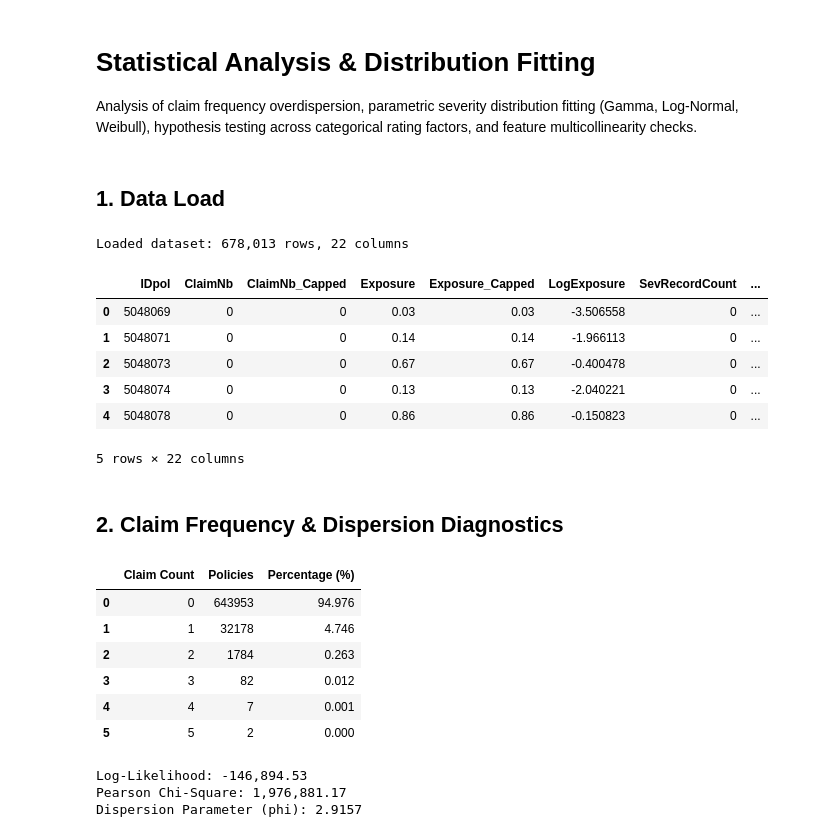
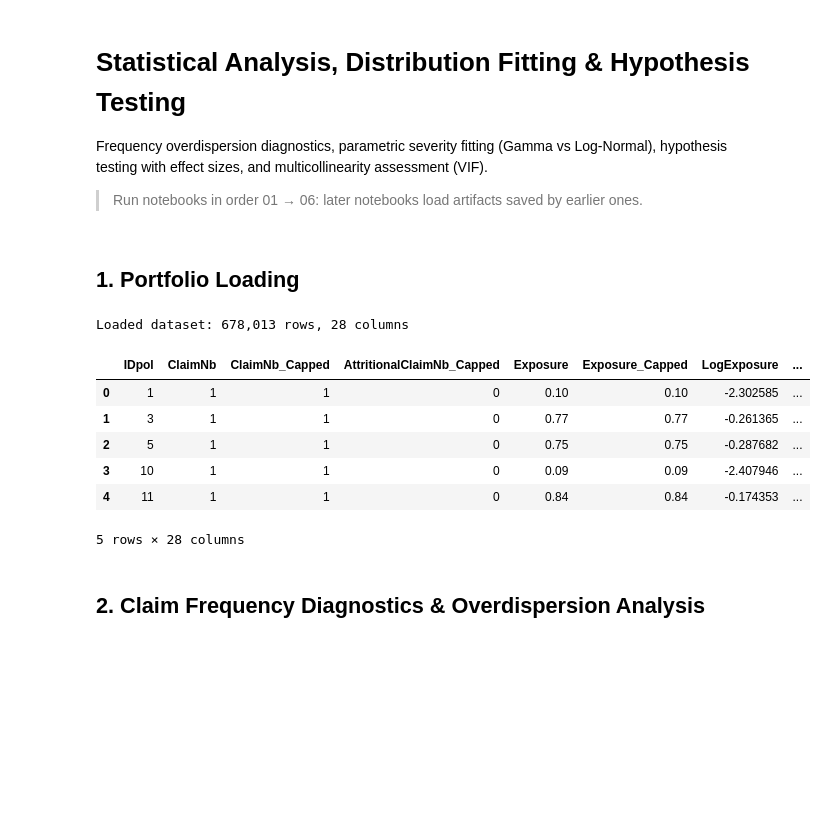
Before and after one commit to Gladnx/motor-insurance-risk-modeling, a Jupyter notebook: notebooks/02_statistical_analysis_and_hypothesis_testing.ipynb, the cells around one changed output. Saved outputs shown, nothing was run; the diff lists cells and outputs as text; code cells hidden in the pictures; blank space fills up the shorter version.

```diff
--- a/notebooks/02_statistical_analysis_and_hypothesis_testing.ipynb
+++ b/notebooks/02_statistical_analysis_and_hypothesis_testing.ipynb
@@ -1,4 +1,6 @@
 # %% [markdown]
-# Statistical Analysis & Distribution Fitting
+# Statistical Analysis, Distribution Fitting & Hypothesis Testing
 
-Analysis of claim frequency overdispersion, parametric severity distribution fitting (Gamma, Log-Normal, Weibull), hypothesis testing across categorical rating factors, and feature multicollinearity checks.
+Frequency overdispersion diagnostics, parametric severity fitting (Gamma vs Log-Normal), hypothesis testing with effect sizes, and multicollinearity assessment (VIF).
+
+> Run notebooks in order 01 → 06: later notebooks load artifacts saved by earlier ones.
@@ -23,43 +101,19 @@ plt.rcParams["font.size"] = 10
 # %% [markdown]
-## 1. Data Load
+## 1. Portfolio Loading
 # %%
+config = load_config("../config/config.yaml")
+HIST_CAP, HIST_BINS = severity_hist_params(config)
 df = pd.read_parquet("../data/processed/abt_motor_portfolio.parquet")
 print(f"Loaded dataset: {df.shape[0]:,} rows, {df.shape[1]} columns")
 df.head()
 # %% [output]
-Loaded dataset: 678,013 rows, 22 columns
+Loaded dataset: 678,013 rows, 28 columns
-|  | IDpol | ClaimNb | ClaimNb_Capped | Exposure | Exposure_Capped | LogExposure | SevRecordCount | ... |
-| 0 | 5048069 | 0 | 0 | 0.03 | 0.03 | -3.506558 | 0 | ... |
-| 1 | 5048071 | 0 | 0 | 0.14 | 0.14 | -1.966113 | 0 | ... |
-| 2 | 5048073 | 0 | 0 | 0.67 | 0.67 | -0.400478 | 0 | ... |
-| 3 | 5048074 | 0 | 0 | 0.13 | 0.13 | -2.040221 | 0 | ... |
-| 4 | 5048078 | 0 | 0 | 0.86 | 0.86 | -0.150823 | 0 | ... |
+|  | IDpol | ClaimNb | ClaimNb_Capped | AttritionalClaimNb_Capped | Exposure | Exposure_Capped | LogExposure | ... |
+| 0 | 1 | 1 | 1 | 0 | 0.10 | 0.10 | -2.302585 | ... |
+| 1 | 3 | 1 | 1 | 0 | 0.77 | 0.77 | -0.261365 | ... |
+| 2 | 5 | 1 | 1 | 0 | 0.75 | 0.75 | -0.287682 | ... |
+| 3 | 10 | 1 | 1 | 0 | 0.09 | 0.09 | -2.407946 | ... |
+| 4 | 11 | 1 | 1 | 0 | 0.84 | 0.84 | -0.174353 | ... |
-5 rows × 22 columns
+5 rows × 28 columns
 # %% [markdown]
-## 2. Claim Frequency & Dispersion Diagnostics
+## 2. Claim Frequency Diagnostics & Overdispersion Analysis
-# %%
-claim_counts = df["ClaimNb"].value_counts().sort_index()
-claim_pct = df["ClaimNb"].value_counts(normalize=True).sort_index() * 100
-
-pd.DataFrame({
-    "Claim Count": claim_counts.index,
-    "Policies": claim_counts.values,
-    "Percentage (%)": claim_pct.values.round(3)
-}).head(6)
-# %% [output]
-|  | Claim Count | Policies | Percentage (%) |
-| 0 | 0 | 643953 | 94.976 |
-| 1 | 1 | 32178 | 4.746 |
-| 2 | 2 | 1784 | 0.263 |
-| 3 | 3 | 82 | 0.012 |
-| 4 | 4 | 7 | 0.001 |
-| 5 | 5 | 2 | 0.000 |
-# %%
-disp_results = compute_dispersion(df)
-print(f"Log-Likelihood: {disp_results['llf']:,.2f}")
-print(f"Pearson Chi-Square: {disp_results['pearson_chi2']:,.2f}")
-print(f"Dispersion Parameter (phi): {disp_results['dispersion_phi']:.4f}")
-# %% [output]
-Log-Likelihood: -146,894.53
-Pearson Chi-Square: 1,976,881.17
-Dispersion Parameter (phi): 2.9157
```
Also changed, not shown: parts of 15 cells of this notebook, 29 other files.
